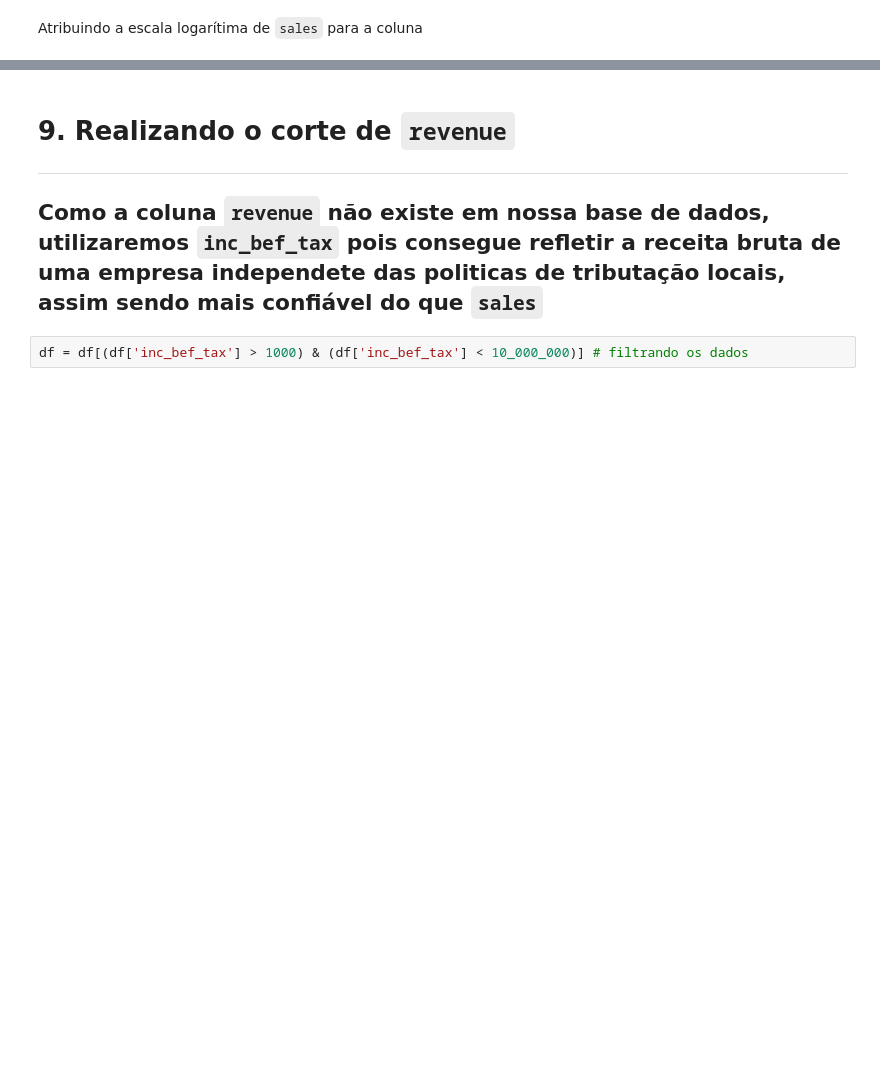
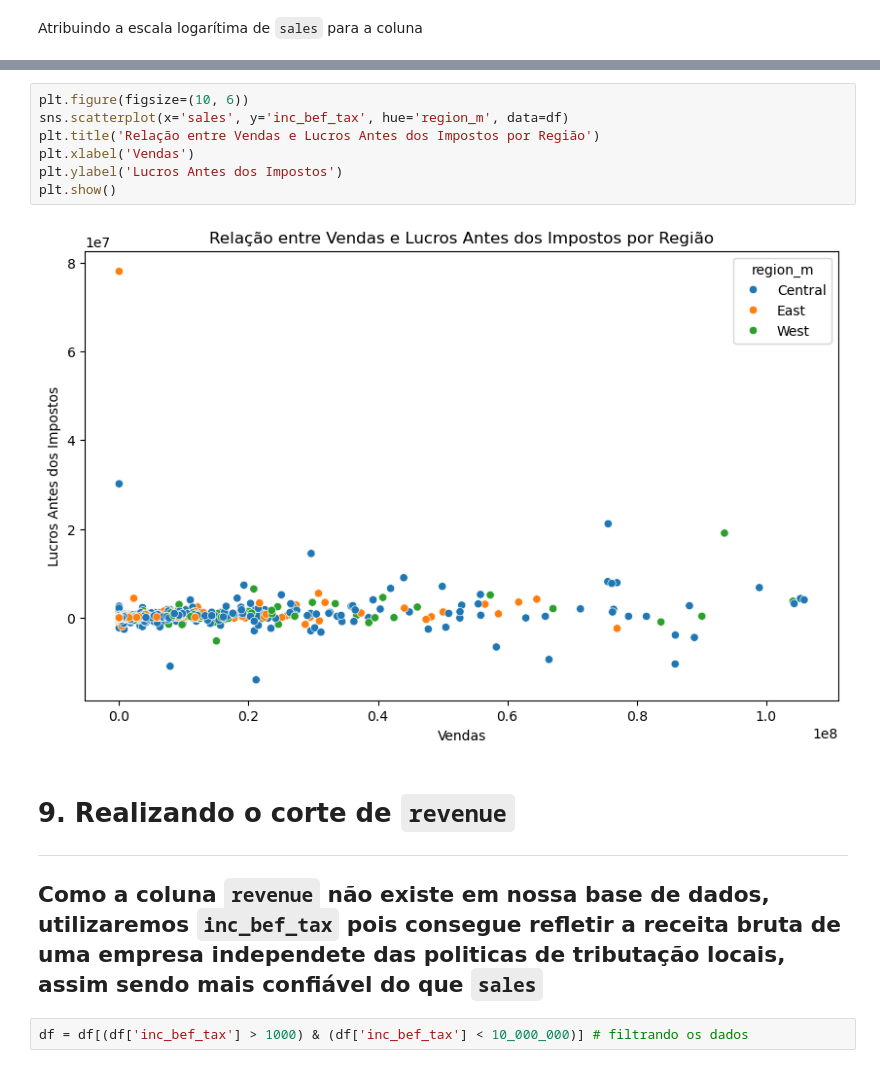
Before and after one commit to HelioZF/Projeto-Integrador---PADS, a Jupyter notebook: Tratamento de dados.ipynb, the cells around one changed output, grey strips where cells are left out. Saved outputs shown, nothing was run; the diff lists cells and outputs as text; blank space fills up the shorter version.

```diff
--- a/Tratamento de dados.ipynb
+++ b/Tratamento de dados.ipynb
@@ -516,3 +542,12 @@ df = df.drop(columns = "log_sales")
+# %%
+plt.figure(figsize=(10, 6))
+sns.scatterplot(x='sales', y='inc_bef_tax', hue='region_m', data=df)
+plt.title('Relação entre Vendas e Lucros Antes dos Impostos por Região')
+plt.xlabel('Vendas')
+plt.ylabel('Lucros Antes dos Impostos')
+plt.show()
+# %% [output]
+[figure, added]
 # %% [markdown]
 # 9. Realizando o corte de `revenue`
 ____
```
Also changed, not shown: parts of 7 cells of this notebook, 1 other file.
